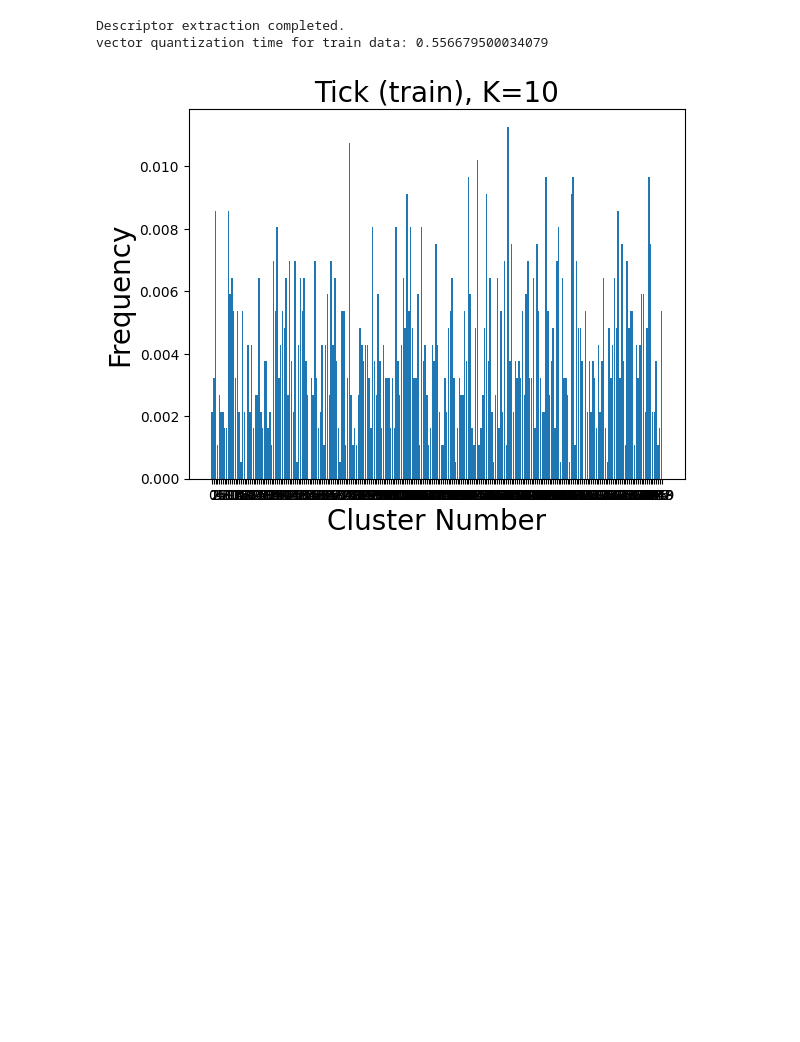
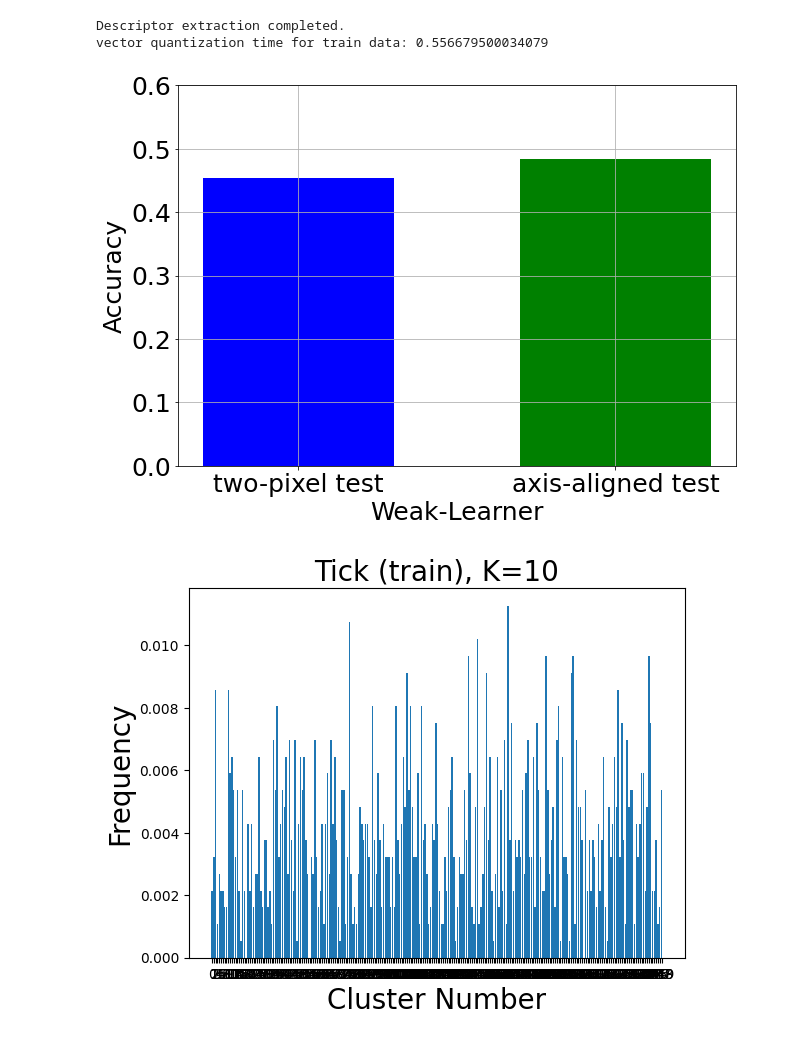
Before and after one commit to chuu-shin/CS485-Course-Work-2, a Jupyter notebook: Q1.ipynb, the cells around one changed output. Saved outputs shown, nothing was run; the diff lists cells and outputs as text; code cells hidden in the pictures; blank space fills up the shorter version.

```diff
--- a/Q1.ipynb
+++ b/Q1.ipynb
@@ -270,6 +272,32 @@ y_train = train_labels
 # %% [output]
 Descriptor extraction completed.
 vector quantization time for train data: 0.556679500034079
+# %%
+# Data
+x_axis = ['two-pixel test', 'axis-aligned test']
+y_values = [0.454, 0.484]
+colors = ['blue', 'green']  # Colors for each bar
+
+# Create a larger plot
+plt.figure(figsize=(10, 7))  # Width = 10, Height = 6
+
+# Plot the histogram
+plt.bar(x_axis, y_values, color=colors, width=0.6)
+
+# Add title and labels
+# plt.title('Tick (train), K=10', fontsize=20)
+plt.xlabel('Weak-Learner', fontsize=25)
+plt.ylabel('Accuracy', fontsize=25)
+
+# Customize x-axis ticks
+plt.xticks(fontsize=25)
+plt.yticks(fontsize=25)
+plt.ylim(0,0.6)
+plt.grid()
+# Show the plot
+plt.show()
+# %% [output]
+[figure, added]
 # %%
 # Plot the histogram
 x_axis = np.arange(k)
```
Also changed, not shown: parts of 1 cell of this notebook.
